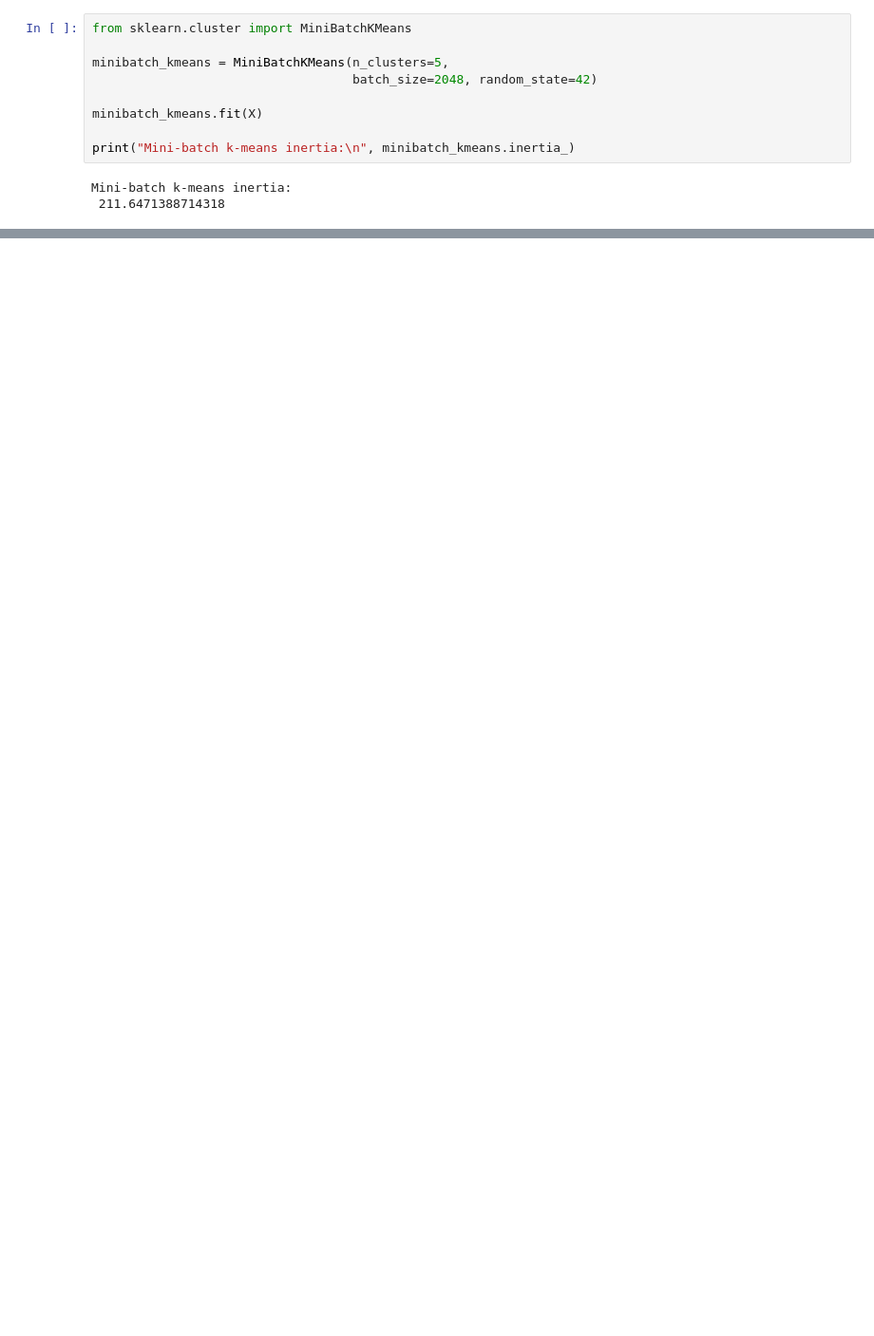
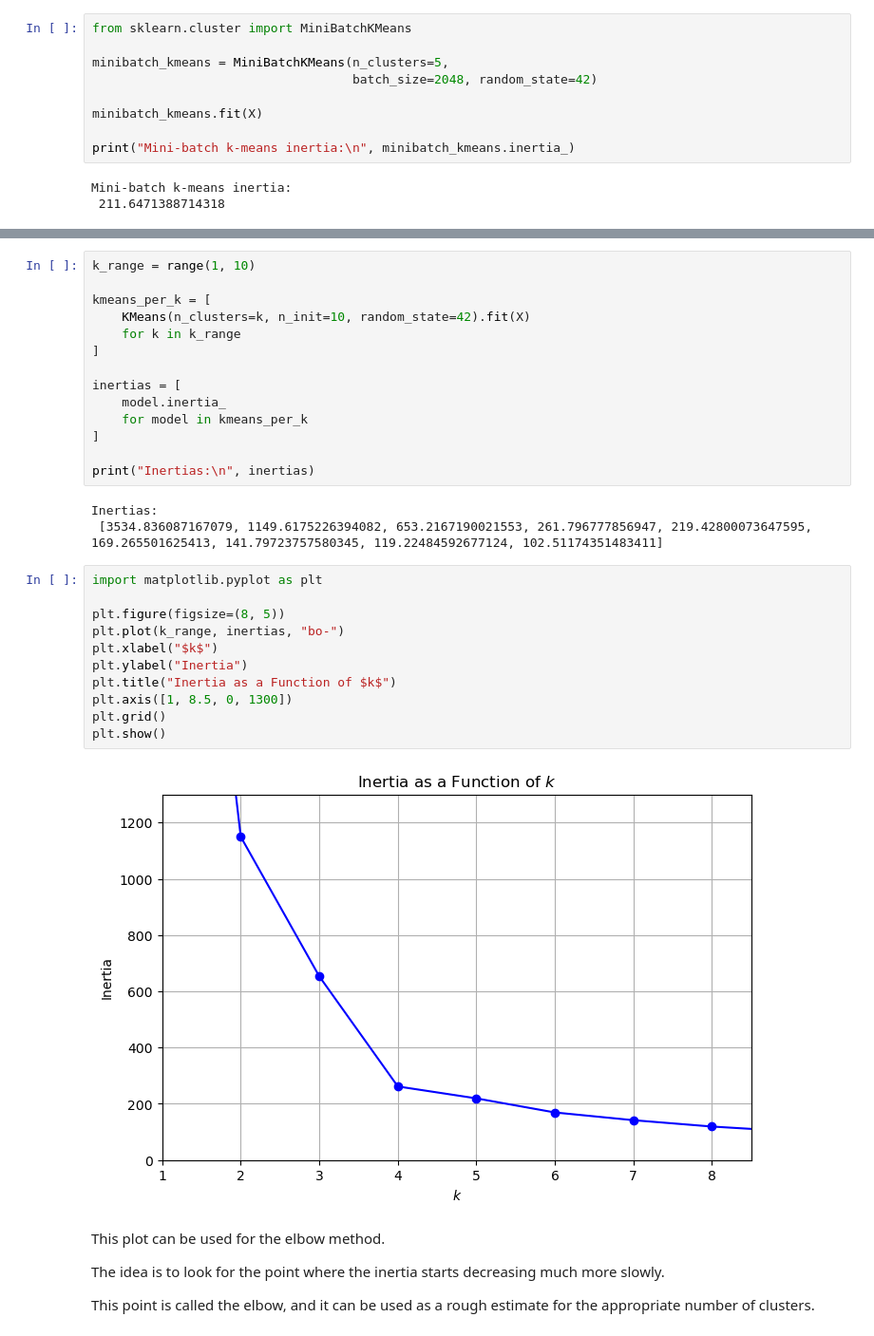
Before and after one commit to jayjay0317/Hands-On-ML-Study, a Jupyter notebook: Chapter_08/08_unsupervised_learning.ipynb, the cells around one changed output, grey strips where cells are left out. Shown at 95% size. Cells and saved outputs as stored; diff of their text form; blank space fills up the shorter version.

Commit message:
Update notebook08
Add Finding the optimal number of clusters

```diff
--- a/Chapter_08/08_unsupervised_learning.ipynb
+++ b/Chapter_08/08_unsupervised_learning.ipynb
@@ -247,0 +260,36 @@ However, k-means is sensitive to initialization and can converge to local optima
+# %%
+k_range = range(1, 10)
+
+kmeans_per_k = [
+    KMeans(n_clusters=k, n_init=10, random_state=42).fit(X)
+    for k in k_range
+]
+
+inertias = [
+    model.inertia_
+    for model in kmeans_per_k
+]
+
+print("Inertias:\n", inertias)
+# %% [output]
+Inertias:
+ [3534.836087167079, 1149.6175226394082, 653.2167190021553, 261.796777856947, 219.42800073647595, 169.265501625413, 141.79723757580345, 119.22484592677124, 102.51174351483411]
+# %%
+import matplotlib.pyplot as plt
+
+plt.figure(figsize=(8, 5))
+plt.plot(k_range, inertias, "bo-")
+plt.xlabel("$k$")
+plt.ylabel("Inertia")
+plt.title("Inertia as a Function of $k$")
+plt.axis([1, 8.5, 0, 1300])
+plt.grid()
+plt.show()
+# %% [output]
+[figure, added]
+# %% [markdown]
+This plot can be used for the elbow method.
+
+The idea is to look for the point where the inertia starts decreasing much more slowly.
+
+This point is called the elbow, and it can be used as a rough estimate for the appropriate number of clusters.
```
Also changed, not shown: parts of 7 cells of this notebook.
